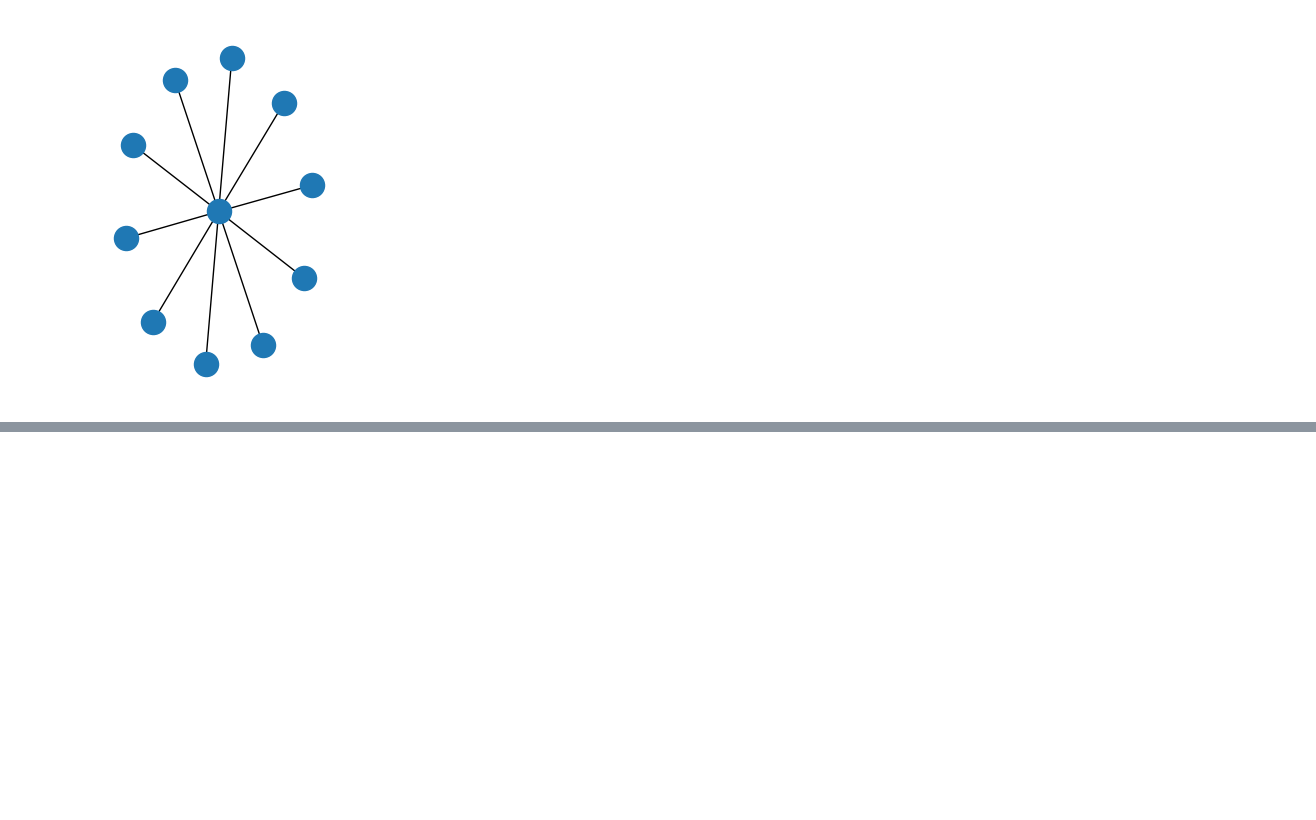
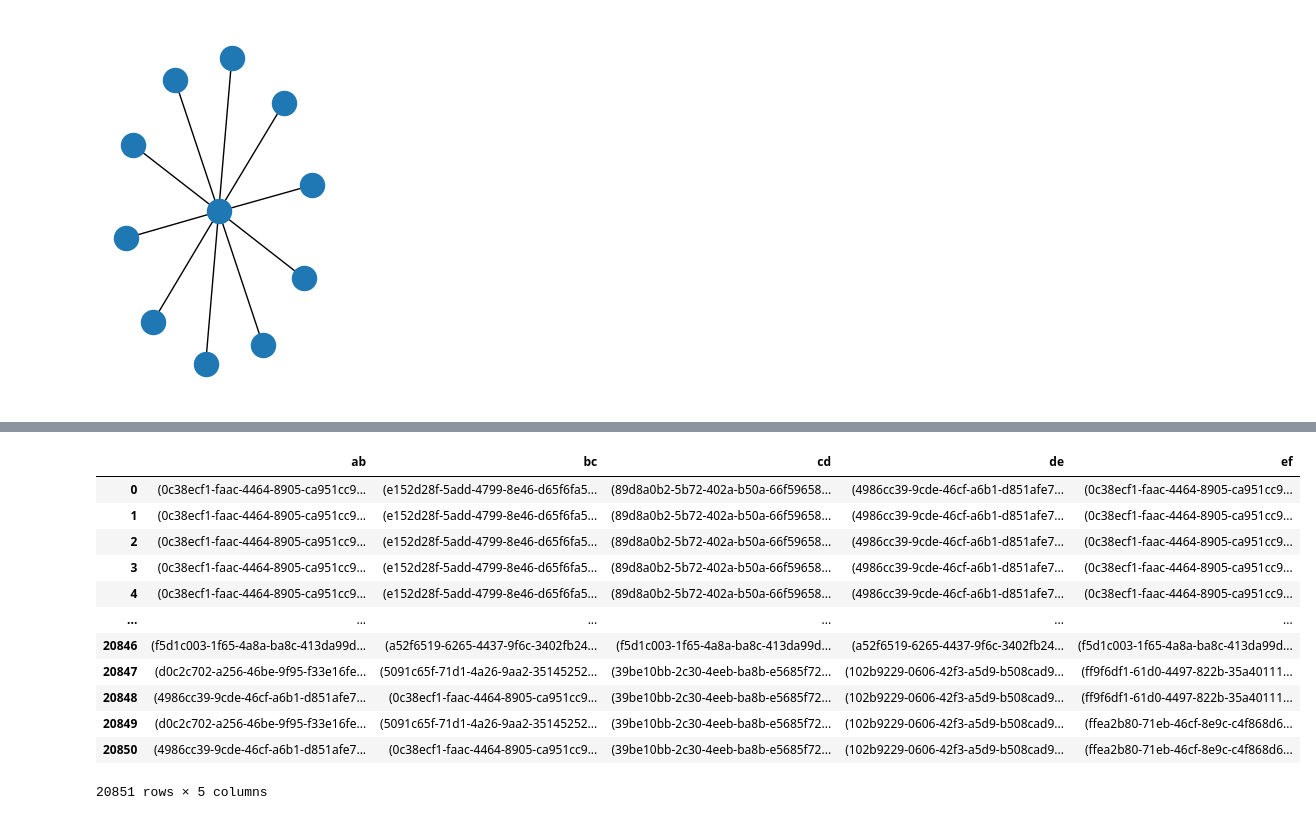
Before and after one commit to MBrend15/Public_Project_Repo, a Jupyter notebook: FinalEDA.ipynb, the cells around one changed output, grey strips where cells are left out. Cells and saved outputs as stored; diff of their text form; code cells hidden in the pictures; blank space fills up the shorter version.

```diff
--- a/FinalEDA.ipynb
+++ b/FinalEDA.ipynb
@@ -551,0 +659,7 @@ plt.show()
+# %%
+df_labels = readCheckpoint_bcm('labels')
+#create a timestamp column and drop the old timestamp - does not appear necessary
+df_labels = df_labels.withColumn('ts2', to_timestamp(col('timestamp'))).drop('timestamp')
+print('event count' + str(df_labels.count()))
+#check new col data types
+df_labels.printSchema()
@@ -551,0 +883,27 @@ plt.show()
+# %%
+import pandas as pd
+from pyspark.sql.functions import *
+from graphframes import *
+
+# find all paths of length 6 in the graph
+paths = g.find("(a)-[ab]->(b); (b)-[bc]->(c); (c)-[cd]->(d); (d)-[de]->(e); (e)-[ef]->(f)")
+
+# filter paths to only those where all edges are connected
+connected_paths = paths.filter("ab.dst = bc.src and bc.dst = cd.src and cd.dst = de.src and de.dst = ef.src")
+
+# get the 6 edges in each path and convert to a pandas dataframe
+connected_paths.select("ab", "bc", "cd", "de", "ef").toPandas()
+# %% [output]
+|  | ab | bc | cd | de | ef |
+| 0 | (0c38ecf1-faac-4464-8905-ca951cc9... | (e152d28f-5add-4799-8e46-d65f6fa5... | (89d8a0b2-5b72-402a-b50a-66f59658... | (4986cc39-9cde-46cf-a6b1-d851afe7... | (0c38ecf1-faac-4464-8905-ca951cc9... |
+| 1 | (0c38ecf1-faac-4464-8905-ca951cc9... | (e152d28f-5add-4799-8e46-d65f6fa5... | (89d8a0b2-5b72-402a-b50a-66f59658... | (4986cc39-9cde-46cf-a6b1-d851afe7... | (0c38ecf1-faac-4464-8905-ca951cc9... |
+| 2 | (0c38ecf1-faac-4464-8905-ca951cc9... | (e152d28f-5add-4799-8e46-d65f6fa5... | (89d8a0b2-5b72-402a-b50a-66f59658... | (4986cc39-9cde-46cf-a6b1-d851afe7... | (0c38ecf1-faac-4464-8905-ca951cc9... |
+| 3 | (0c38ecf1-faac-4464-8905-ca951cc9... | (e152d28f-5add-4799-8e46-d65f6fa5... | (89d8a0b2-5b72-402a-b50a-66f59658... | (4986cc39-9cde-46cf-a6b1-d851afe7... | (0c38ecf1-faac-4464-8905-ca951cc9... |
+| 4 | (0c38ecf1-faac-4464-8905-ca951cc9... | (e152d28f-5add-4799-8e46-d65f6fa5... | (89d8a0b2-5b72-402a-b50a-66f59658... | (4986cc39-9cde-46cf-a6b1-d851afe7... | (0c38ecf1-faac-4464-8905-ca951cc9... |
+| ... | ... | ... | ... | ... | ... |
+| 20846 | (f5d1c003-1f65-4a8a-ba8c-413da99d... | (a52f6519-6265-4437-9f6c-3402fb24... | (f5d1c003-1f65-4a8a-ba8c-413da99d... | (a52f6519-6265-4437-9f6c-3402fb24... | (f5d1c003-1f65-4a8a-ba8c-413da99d... |
+| 20847 | (d0c2c702-a256-46be-9f95-f33e16fe... | (5091c65f-71d1-4a26-9aa2-35145252... | (39be10bb-2c30-4eeb-ba8b-e5685f72... | (102b9229-0606-42f3-a5d9-b508cad9... | (ff9f6df1-61d0-4497-822b-35a40111... |
+| 20848 | (4986cc39-9cde-46cf-a6b1-d851afe7... | (0c38ecf1-faac-4464-8905-ca951cc9... | (39be10bb-2c30-4eeb-ba8b-e5685f72... | (102b9229-0606-42f3-a5d9-b508cad9... | (ff9f6df1-61d0-4497-822b-35a40111... |
+| 20849 | (d0c2c702-a256-46be-9f95-f33e16fe... | (5091c65f-71d1-4a26-9aa2-35145252... | (39be10bb-2c30-4eeb-ba8b-e5685f72... | (102b9229-0606-42f3-a5d9-b508cad9... | (ffea2b80-71eb-46cf-8e9c-c4f868d6... |
+| 20850 | (4986cc39-9cde-46cf-a6b1-d851afe7... | (0c38ecf1-faac-4464-8905-ca951cc9... | (39be10bb-2c30-4eeb-ba8b-e5685f72... | (102b9229-0606-42f3-a5d9-b508cad9... | (ffea2b80-71eb-46cf-8e9c-c4f868d6... |
+20851 rows × 5 columns
```
Also changed, not shown: parts of 21 cells of this notebook, 3 other files.
